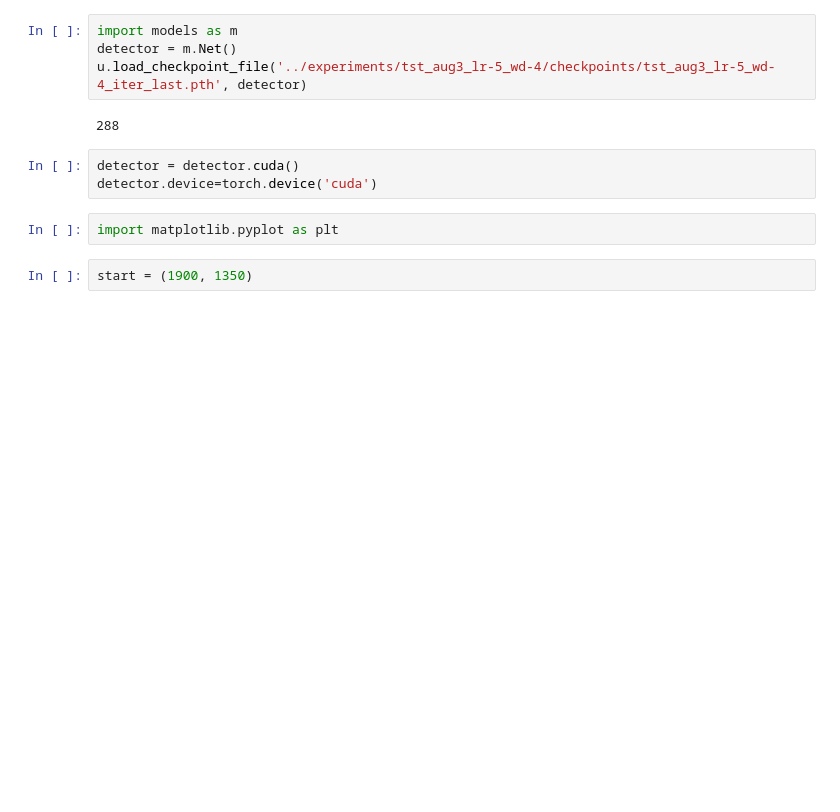
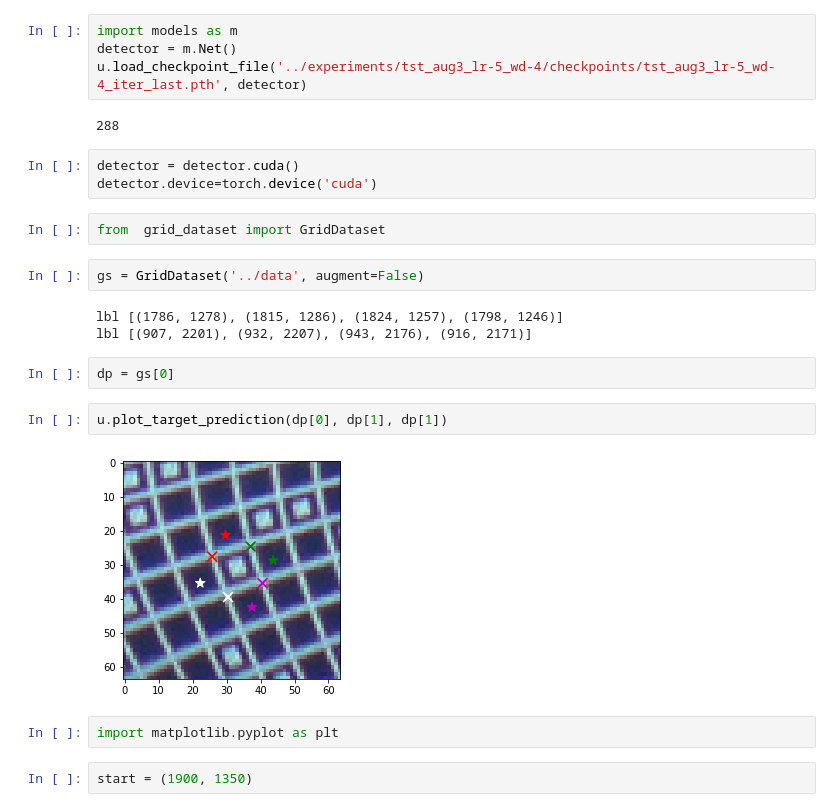
Before and after one commit to lebastr/3dscanner, a Jupyter notebook: notebook/segmenter.ipynb, the cells around one changed output. Cells and saved outputs as stored; diff of their text form; blank space fills up the shorter version.

```diff
--- a/notebook/segmenter.ipynb
+++ b/notebook/segmenter.ipynb
@@ -25,6 +23,19 @@ u.load_checkpoint_file('../experiments/tst_aug3_lr-5_wd-4/checkpoints/tst_aug3_l
 # %%
 detector = detector.cuda()
 detector.device=torch.device('cuda')
+# %%
+from  grid_dataset import GridDataset
+# %%
+gs = GridDataset('../data', augment=False)
+# %% [output]
+lbl [(1786, 1278), (1815, 1286), (1824, 1257), (1798, 1246)]
+lbl [(907, 2201), (932, 2207), (943, 2176), (916, 2171)]
+# %%
+dp = gs[0]
+# %%
+u.plot_target_prediction(dp[0], dp[1], dp[1])
+# %% [output]
+[figure, added]
 # %%
 import matplotlib.pyplot as plt
 # %%
```
Also changed, not shown: parts of 25 cells of this notebook, 2 other files.
